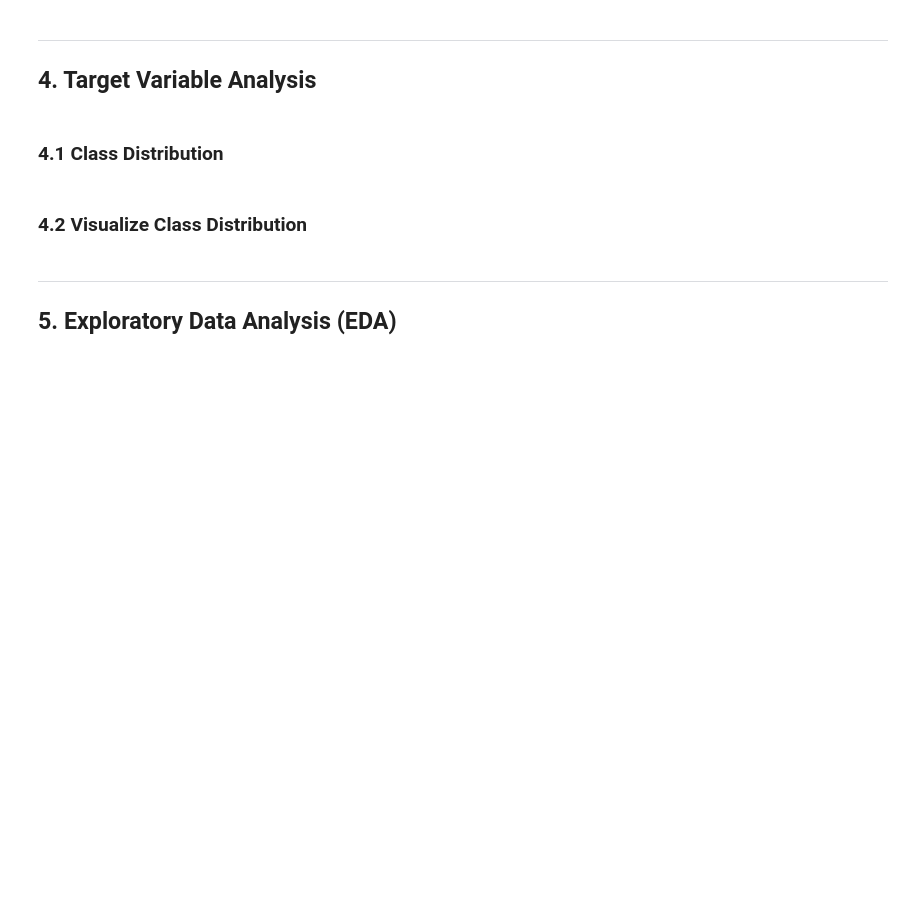
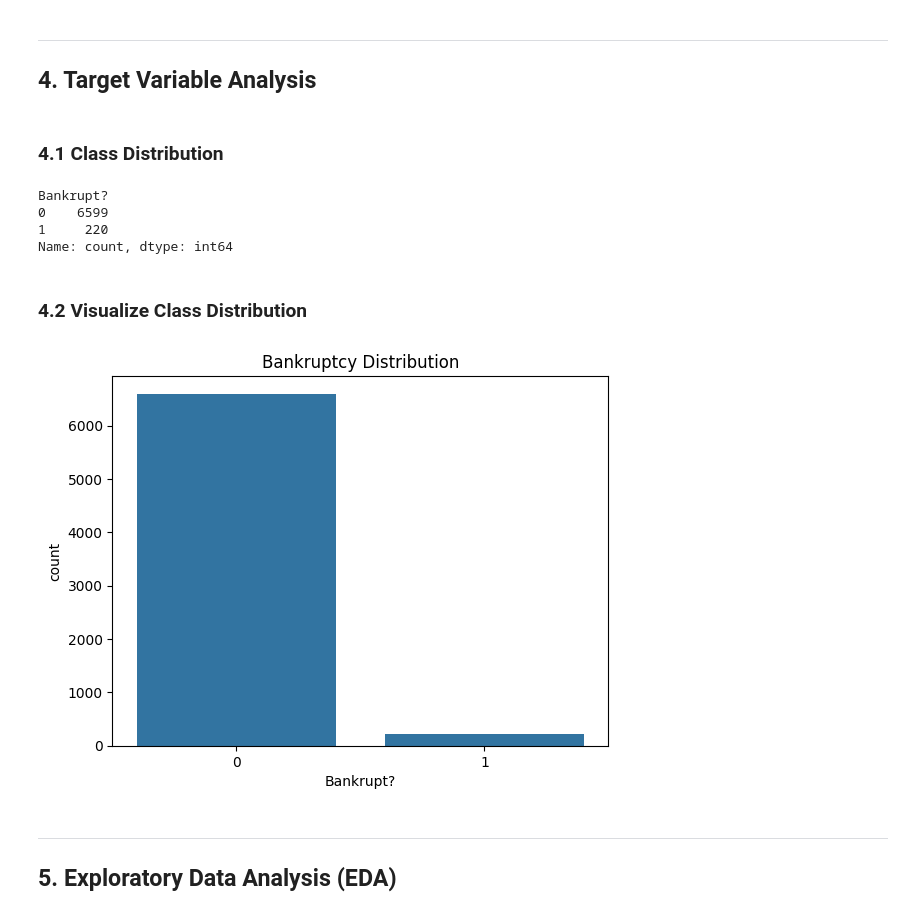
Before and after one commit to Yerrithathachoppa/Taiwanese-Bankruptcy-Prediction-using-Logistic-Regression, a Jupyter notebook: notebooks/Taiwanese_Bankruptcy_Prediction.ipynb, the cells around one changed output. Cells and saved outputs as stored; diff of their text form; code cells hidden in the pictures; blank space fills up the shorter version.

```diff
--- a/notebooks/Taiwanese_Bankruptcy_Prediction.ipynb
+++ b/notebooks/Taiwanese_Bankruptcy_Prediction.ipynb
@@ -23,6 +36,11 @@ This project analyzes the Taiwanese Bankruptcy Prediction dataset from the UCI M
 # %% [markdown]
 ---
 ## 2. Load Dataset
+# %%
+taiwanese_bankruptcy = fetch_ucirepo(id=572)
+X = taiwanese_bankruptcy.data.features
+y = taiwanese_bankruptcy.data.targets
+df = pd.concat([y, X], axis=1)
 # %% [markdown]
 ---
 ## 3. Initial Data Exploration
@@ -39,8 +99,21 @@ This project analyzes the Taiwanese Bankruptcy Prediction dataset from the UCI M
 ## 4. Target Variable Analysis
 # %% [markdown]
 ### 4.1 Class Distribution
+# %%
+df["Bankrupt?"].value_counts()
+# %% [output]
+Bankrupt?
+0    6599
+1     220
+Name: count, dtype: int64
 # %% [markdown]
 ### 4.2 Visualize Class Distribution
+# %%
+sns.countplot(data=df, x='Bankrupt?')
+plt.title('Bankruptcy Distribution')
+plt.show()
+# %% [output]
+[figure, added]
 # %% [markdown]
 ---
 ## 5. Exploratory Data Analysis (EDA)
```
Also changed, not shown: parts of 8 cells of this notebook.
